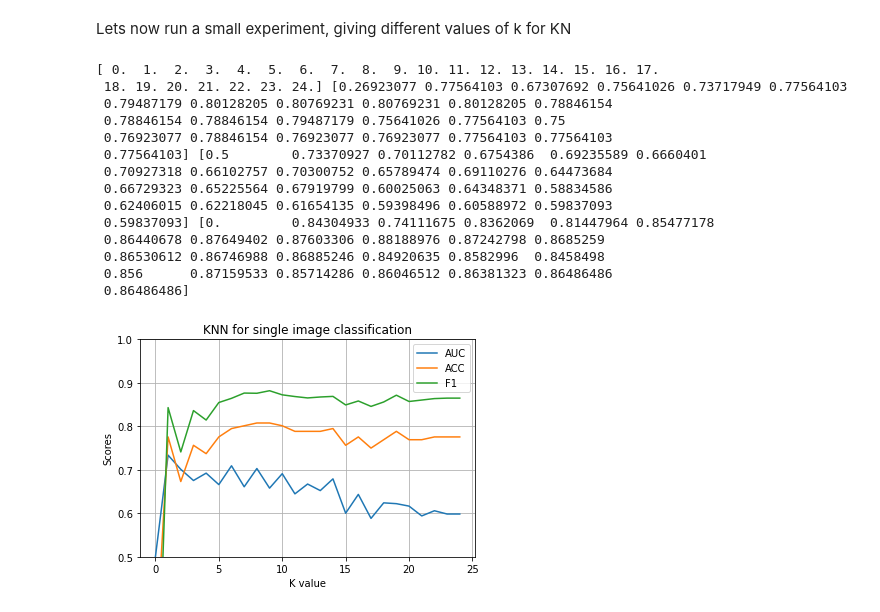
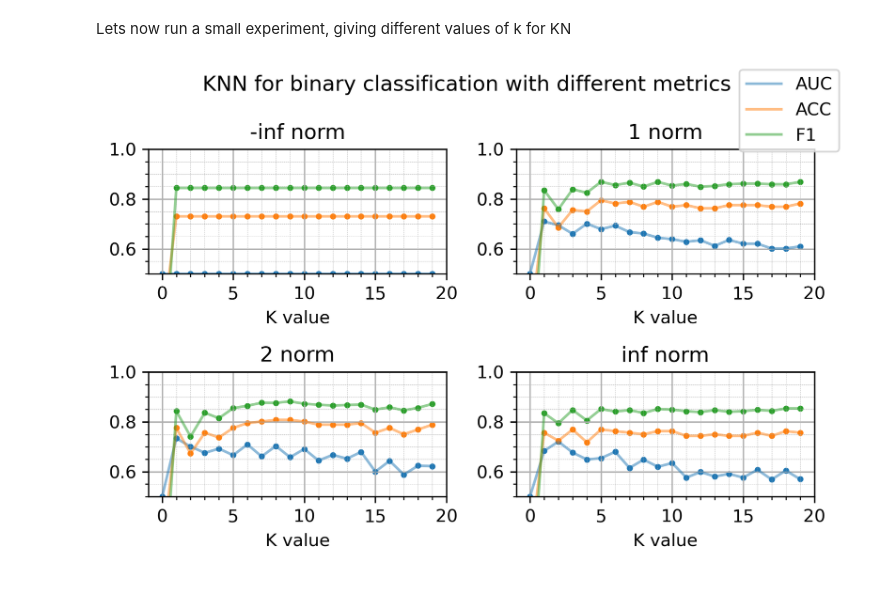
Before and after one commit to Sudhanshu-Sb2002/PRNN_final, a Jupyter notebook: PRNN.ipynb, the cells around one changed output. Drawn from its saved outputs; the diff is of its cells as text; code cells hidden in the pictures.

Commit message:
Completed KNN for single classification

```diff
--- a/PRNN.ipynb
+++ b/PRNN.ipynb
@@ -74,32 +80,42 @@ def knn_naive(X_train, Y_train, X_test, *, k=5, metric=2):
 # %% [markdown]
 Lets now run a small experiment, giving different values of k for KN
 # %%
-k_max=25
-x_graph = np.zeros(k_max)
-AUCscores = np.zeros(x_graph.size)
-ACCscores = np.zeros(x_graph.size)
-F1scores = np.zeros(x_graph.size)
-for k in range(0, k_max):
-    test_pred = knn_naive(train_images, train_labels, test_images, k=k, metric=2)
-    x_graph[k] = k
-    F1scores[k] =metrics.f1_score(test_labels,test_pred)
-    ACCscores[k] =metrics.accuracy_score(test_labels,test_pred)
-    AUCscores[k] =metrics.roc_auc_score(test_labels,test_pred)
-plotter(x_graph,AUCscores,ACCscores,F1scores,"KNN for single image classification","K value")
+k_max=20
+no_of_tests=4
+x_graph = np.zeros((no_of_tests,k_max))
+AUCscores = np.zeros(x_graph.shape)
+ACCscores = np.zeros(x_graph.shape)
+F1scores = np.zeros(x_graph.shape)
+
+for j in range(no_of_tests):
+    metric=j
+    if j==0:
+        metric =-math.inf
+    elif j==no_of_tests-1:
+        metric = math.inf
+    for k in range(0, k_max):
+        test_pred = knn_naive(train_images, train_labels, test_images, k=k, metric=metric)
+        x_graph[j,k] = k
+        F1scores[j,k] =metrics.f1_score(test_labels,test_pred)
+        ACCscores[j,k] =metrics.accuracy_score(test_labels,test_pred)
+        AUCscores[j,k] =metrics.roc_auc_score(test_labels,test_pred)
-# %% [output]
-[ 0.  1.  2.  3.  4.  5.  6.  7.  8.  9. 10. 11. 12. 13. 14. 15. 16. 17.
- 18. 19. 20. 21. 22. 23. 24.] [0.26923077 0.77564103 0.67307692 0.75641026 0.73717949 0.77564103
- 0.79487179 0.80128205 0.80769231 0.80769231 0.80128205 0.78846154
- 0.78846154 0.78846154 0.79487179 0.75641026 0.77564103 0.75
- 0.76923077 0.78846154 0.76923077 0.76923077 0.77564103 0.77564103
- 0.77564103] [0.5        0.73370927 0.70112782 0.6754386  0.69235589 0.6660401
- 0.70927318 0.66102757 0.70300752 0.65789474 0.69110276 0.64473684
- 0.66729323 0.65225564 0.67919799 0.60025063 0.64348371 0.58834586
- 0.62406015 0.62218045 0.61654135 0.59398496 0.60588972 0.59837093
- 0.59837093] [0.         0.84304933 0.74111675 0.8362069  0.81447964 0.85477178
- 0.86440678 0.87649402 0.87603306 0.88188976 0.87242798 0.8685259
- 0.86530612 0.86746988 0.86885246 0.84920635 0.8582996  0.8458498
- 0.856      0.87159533 0.85714286 0.86046512 0.86381323 0.86486486
- 0.86486486]
-[figure, removed]
+# %%
+mpl.rcParams['figure.dpi'] = 300
+for j in range(no_of_tests):
+    metric=j
+    if j==0:
+        metric =-math.inf
+    elif j==no_of_tests-1:
+        metric = math.inf
+    plt.subplot(2,2,j+1)
+    plotter(x_graph[j],AUCscores[j],ACCscores[j],F1scores[j],str(metric)+" norm","K value",first=(j==0))
+
+plt.suptitle("KNN for binary classification with different metrics")
+plt.tight_layout()
+
+#plt.figlegend(['AUC', 'ACC', 'F1'])
+
+plt.show()
+# %% [output]
+[figure, added]
 # %%
```
Also changed, not shown: parts of 4 cells of this notebook, 1 other file.
